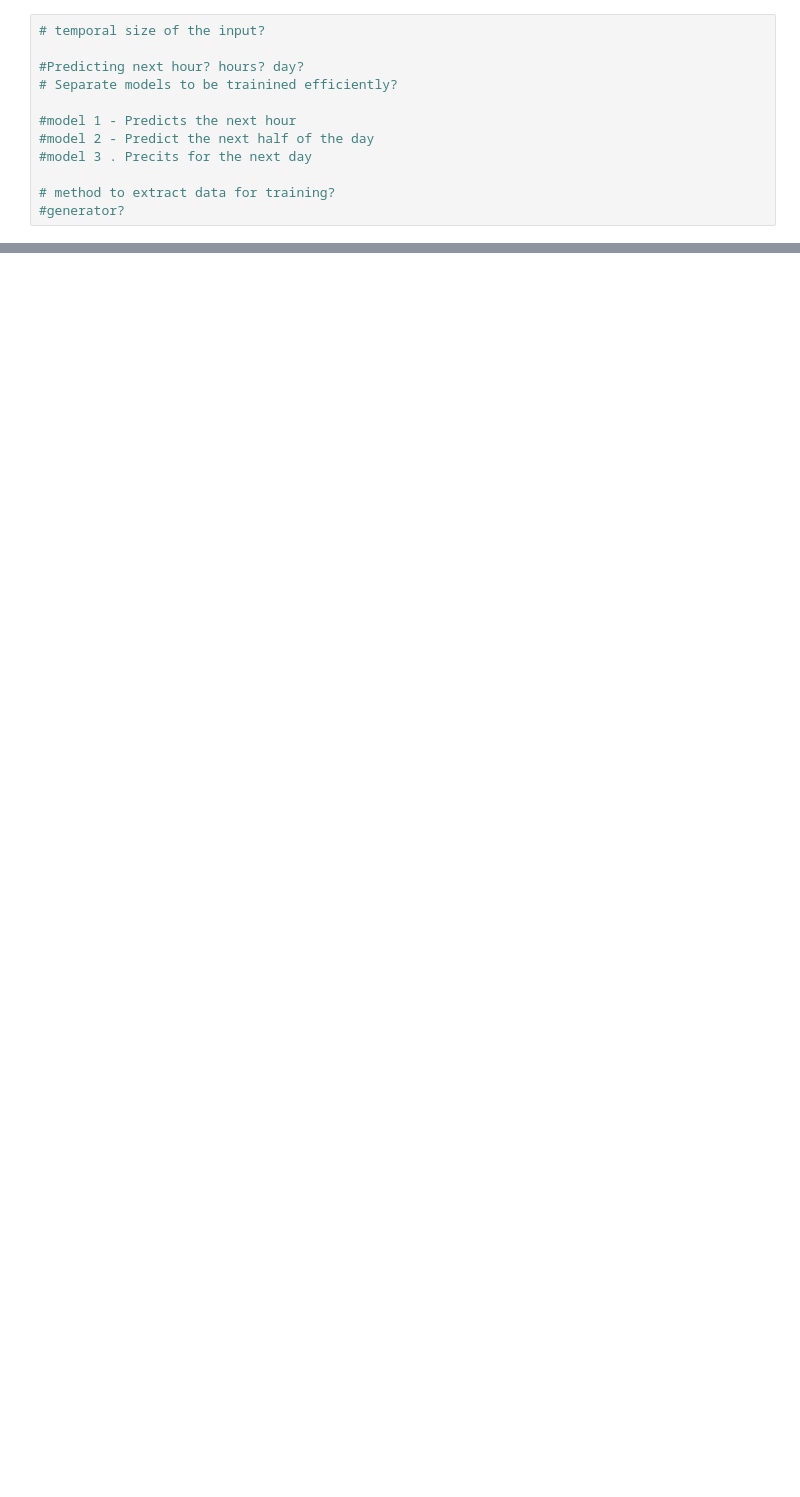
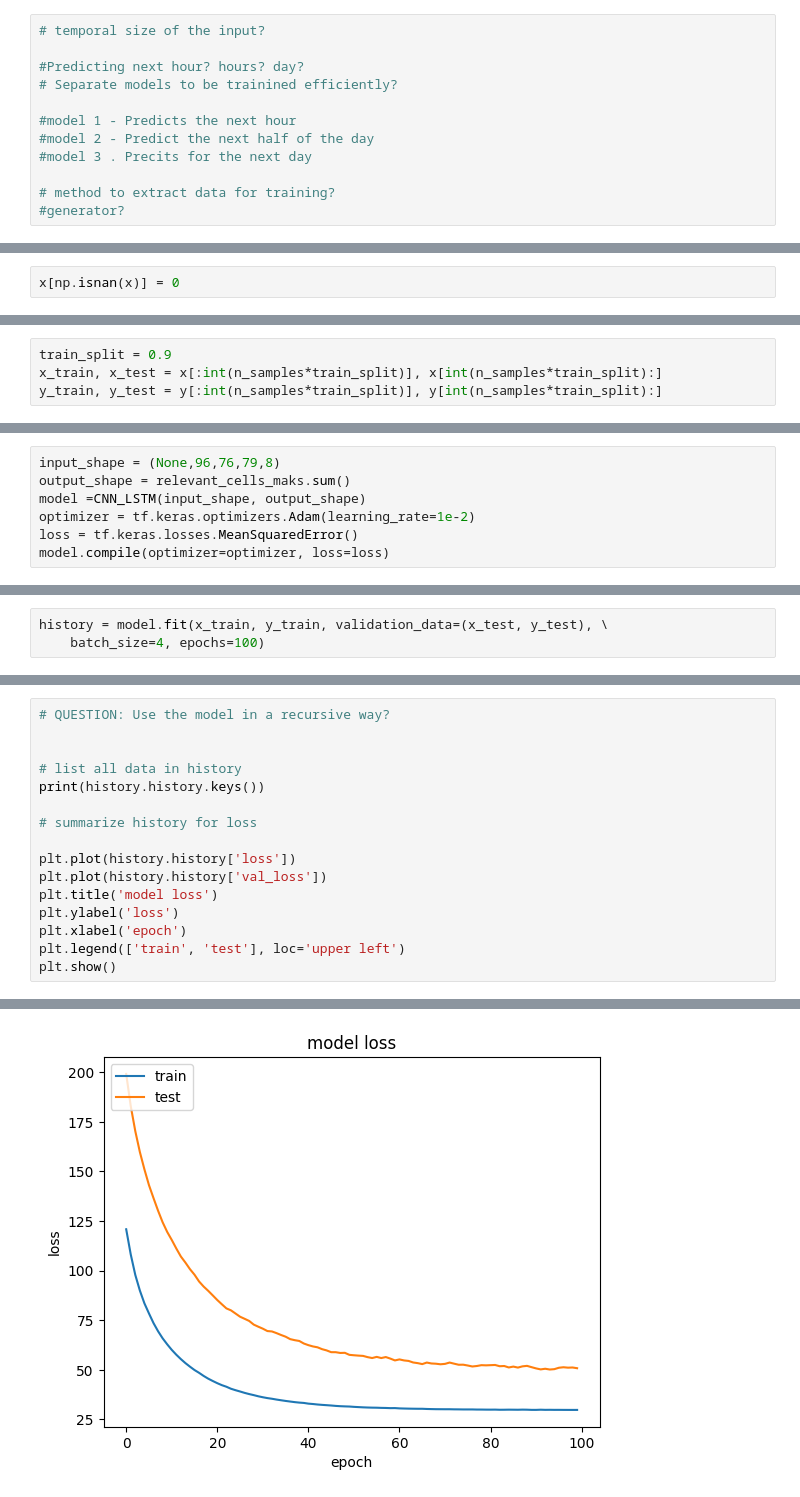
Before and after one commit to duarteoliper/WDL_2023, a Jupyter notebook: notebooks/CNN_LSTM_train.ipynb, the cells around one changed output, grey strips where cells are left out. Drawn from its saved outputs; the diff is of its cells as text; blank space fills up the shorter version.

Commit message:
Initial model and first prediction

```diff
--- a/notebooks/CNN_LSTM_train.ipynb
+++ b/notebooks/CNN_LSTM_train.ipynb
@@ -175,0 +126,2 @@ KeyboardInterrupt:
+# %%
+x[np.isnan(x)] = 0
@@ -175,0 +131,4 @@ KeyboardInterrupt:
+# %%
+train_split = 0.9
+x_train, x_test = x[:int(n_samples*train_split)], x[int(n_samples*train_split):]
+y_train, y_test = y[:int(n_samples*train_split)], y[int(n_samples*train_split):]
@@ -175,0 +138,7 @@ KeyboardInterrupt:
+# %%
+input_shape = (None,96,76,79,8)
+output_shape = relevant_cells_maks.sum()
+model =CNN_LSTM(input_shape, output_shape)
+optimizer = tf.keras.optimizers.Adam(learning_rate=1e-2)
+loss = tf.keras.losses.MeanSquaredError()
+model.compile(optimizer=optimizer, loss=loss)
@@ -175,0 +169,3 @@ KeyboardInterrupt:
+# %%
+history = model.fit(x_train, y_train, validation_data=(x_test, y_test), \
+    batch_size=4, epochs=100)
@@ -175,0 +210,17 @@ KeyboardInterrupt:
+# %%
+# QUESTION: Use the model in a recursive way?
+
+
+# list all data in history
+print(history.history.keys())
+
+# summarize history for loss
+
+plt.plot(history.history['loss'])
+plt.plot(history.history['val_loss'])
+plt.title('model loss')
+plt.ylabel('loss')
+plt.xlabel('epoch')
+plt.legend(['train', 'test'], loc='upper left')
+plt.show()
+# %% [output]
@@ -175,0 +228 @@ KeyboardInterrupt:
+[figure, added]
```
Also changed, not shown: parts of 18 cells of this notebook, 1 other file.
